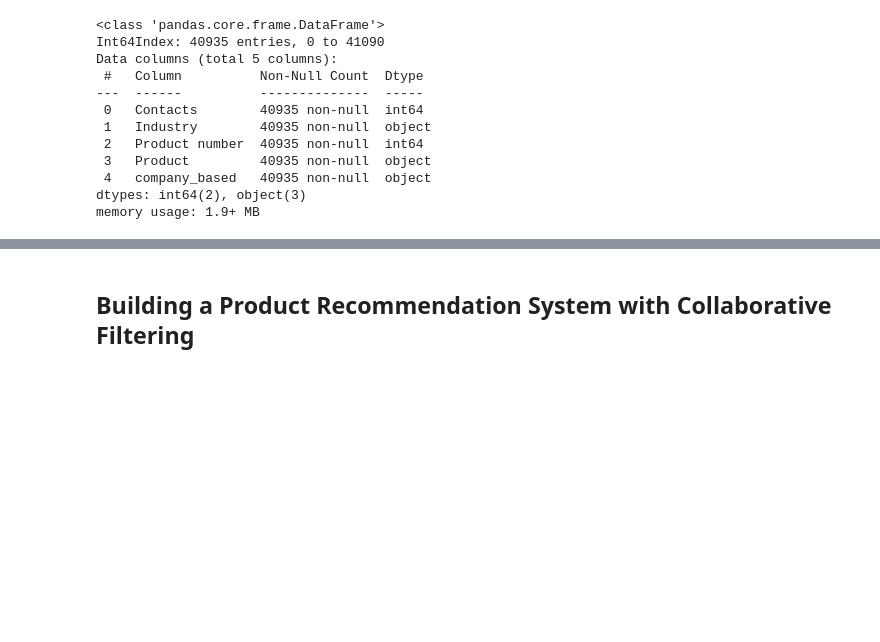
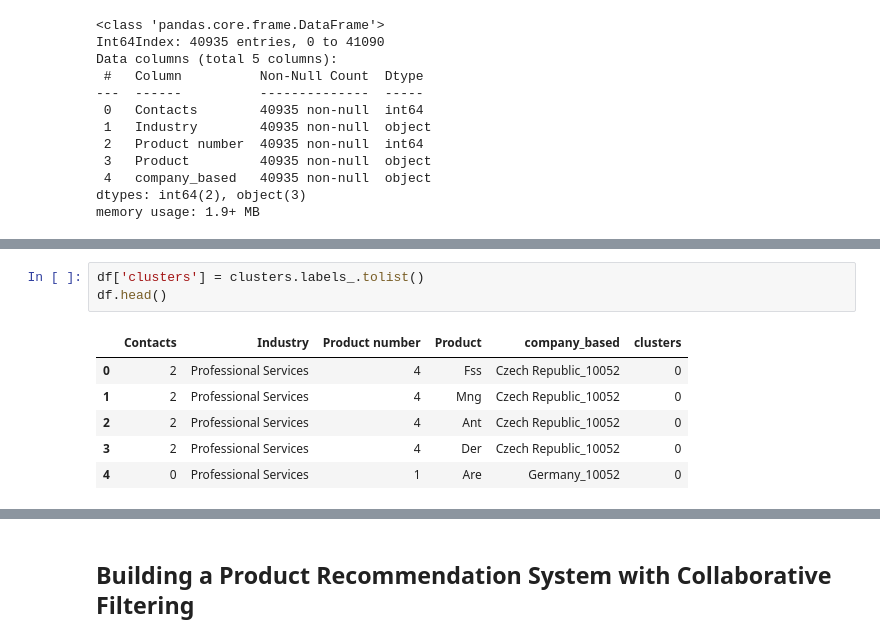
Before and after one commit to tankudo/ml-course-hse, a Jupyter notebook: VOIS_Ankudo.ipynb, the cells around one changed output, grey strips where cells are left out. Drawn from its saved outputs; the diff is of its cells as text; blank space fills up the shorter version.

```diff
--- a/VOIS_Ankudo.ipynb
+++ b/VOIS_Ankudo.ipynb
@@ -371,0 +411,10 @@ memory usage: 1.9+ MB
+# %%
+df['clusters'] = clusters.labels_.tolist()
+df.head()
+# %% [output]
+|  | Contacts | Industry | Product number | Product | company_based | clusters |
+| 0 | 2 | Professional Services | 4 | Fss | Czech Republic_10052 | 0 |
+| 1 | 2 | Professional Services | 4 | Mng | Czech Republic_10052 | 0 |
+| 2 | 2 | Professional Services | 4 | Ant | Czech Republic_10052 | 0 |
+| 3 | 2 | Professional Services | 4 | Der | Czech Republic_10052 | 0 |
+| 4 | 0 | Professional Services | 1 | Are | Germany_10052 | 0 |
```
Also changed, not shown: parts of 24 cells of this notebook.
